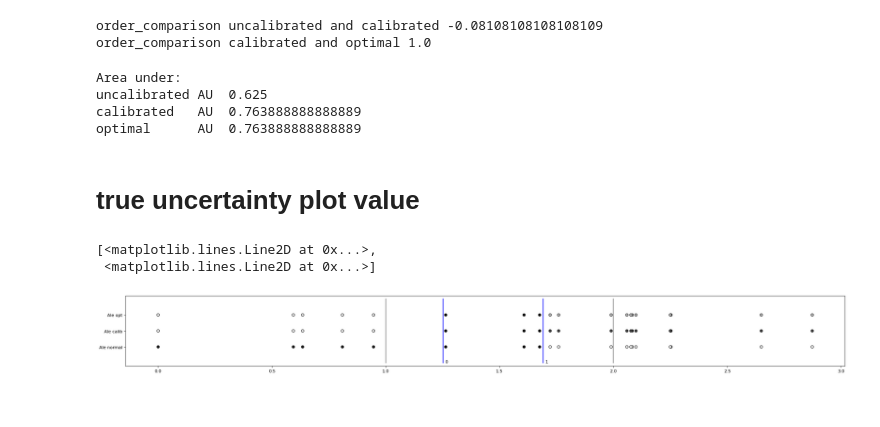
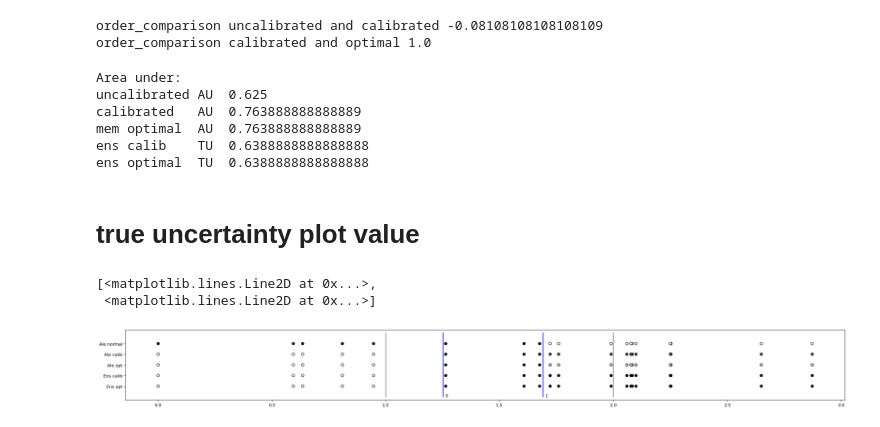
Before and after one commit to mhshaker/Calibration, a Jupyter notebook: Data_simulation_test.ipynb, the cells around one changed output. Drawn from its saved outputs; the diff is of its cells as text; code cells hidden in the pictures.

Commit message:
distribution plots for Eyke meeting 26.08.2022

```diff
--- a/Data_simulation_test.ipynb
+++ b/Data_simulation_test.ipynb
@@ -262,7 +262,9 @@ p_1_ens = len(ens_pred_1_corr[0]) / count[1]
 ens_prob = []
 for x_pred in predictions_x_test:
     if x_pred == 0:
-        ens_prob.append(p_0_ens)
+        ens_prob.append([p_0_ens, 1 - p_0_ens])
     elif x_pred == 1:
-        ens_prob.append(1 - p_1_ens)
-ens_prob = np.array(ens_prob)
+        ens_prob.append([1 - p_1_ens, p_1_ens])
+prob_x_test_ensopt = np.array(ens_prob)
+
+tueo = unc.calib_ens_total_uncertainty(prob_x_test_ensopt)
@@ -313,30 +309,36 @@ order_comparison calibrated and optimal 1.0
 print("Area under: ")
 print("uncalibrated AU ", uncM.unc_auroc(predictions_x_test, y_test, au))
 print("calibrated   AU ", uncM.unc_auroc(predictions_x_test, y_test, aumc))
-print("optimal      AU ", uncM.unc_auroc(predictions_x_test, y_test, auo))
+print("mem optimal  AU ", uncM.unc_auroc(predictions_x_test, y_test, auo))
+print("ens calib    TU ", uncM.unc_auroc(predictions_x_test, y_test, tuc))
+print("ens optimal  TU ", uncM.unc_auroc(predictions_x_test, y_test, tueo))
 # %% [output]
 Area under:
 uncalibrated AU  0.625
 calibrated   AU  0.763888888888889
-optimal      AU  0.763888888888889
+mem optimal  AU  0.763888888888889
+ens calib    TU  0.6388888888888888
+ens optimal  TU  0.6388888888888888
 # %% [markdown]
 # true uncertainty plot value
 # %%
 figure(figsize=(30, 3), dpi=80)
 
 colors = ['red','black']
+plt.scatter(x_test, np.full(len(x_test), "Ens opt"), c=tueo, cmap="gist_yarg", edgecolors='black')
+plt.scatter(x_test, np.full(len(x_test), "Ens calib"), c=tuc, cmap="gist_yarg", edgecolors='black')
+plt.scatter(x_test, np.full(len(x_test), "Ale opt"), c=auo, cmap="gist_yarg", edgecolors='black')
+plt.scatter(x_test, np.full(len(x_test), "Ale calib"), c=aumc, cmap="gist_yarg", edgecolors='black')
 plt.scatter(x_test, np.full(len(x_test), "Ale normal"), c=au, cmap="gist_yarg", edgecolors='black')
-plt.scatter(x_test, np.full(len(x_test), "Ale calib"), c=aumc, cmap="gist_yarg", edgecolors='black')
-plt.scatter(x_test, np.full(len(x_test), "Ale opt"), c=auo, cmap="gist_yarg", edgecolors='black')
 
 for est_index, threshold in enumerate(thresholds):
-    plt.plot([threshold,threshold], [3,-1], c="blue")
+    plt.plot([threshold,threshold], [5,-1], c="blue")
     plt.annotate(est_index, (threshold+0.01, -1))
 
-x1, y1 = [1, 1], [3, -1]
-x2, y2 = [2, 2], [3, -1]
+x1, y1 = [1, 1], [5, -1]
+x2, y2 = [2, 2], [5, -1]
 plt.plot(x1, y1, x2, y2, c="gray")
 # %% [output]
 [<matplotlib.lines.Line2D at 0x...>,
  <matplotlib.lines.Line2D at 0x...>]
-[figure, old version]
+[figure, new version]
```
Also changed, not shown: parts of 3 cells of this notebook, 28 other files.
